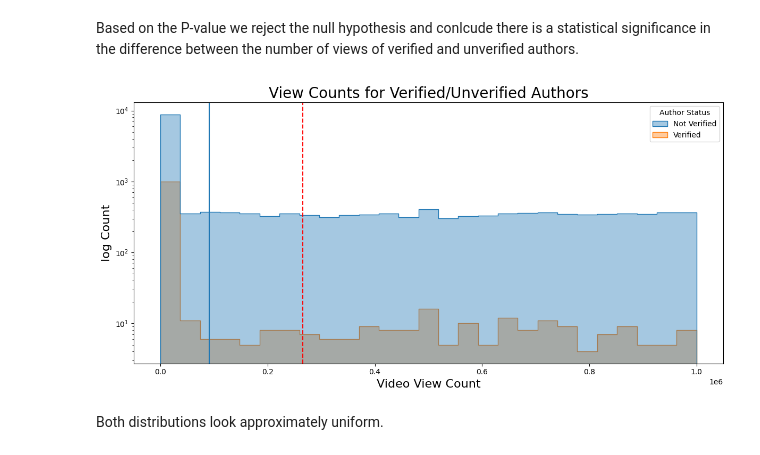
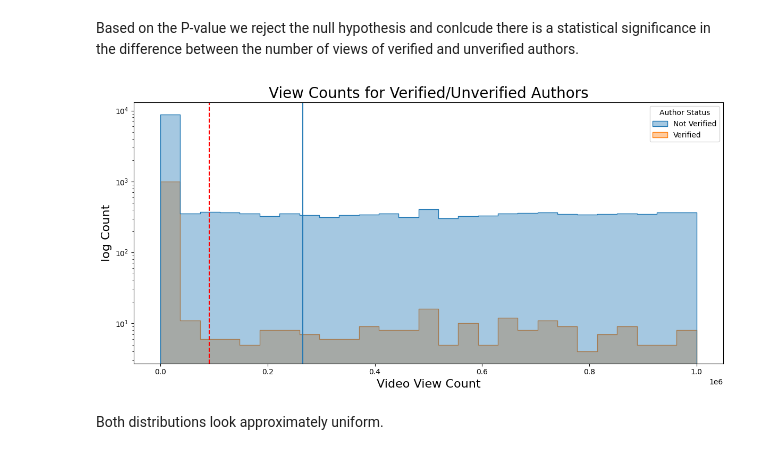
Before and after one commit to 159Patrick159/Google-Advance-Data-Analytics, a Jupyter notebook: The Power of Statistics/Final Project/Activity_Course 4 TikTok project lab.ipynb, the cells around one changed output. Saved outputs shown, nothing was run; the diff lists cells and outputs as text; code cells hidden in the pictures.

Commit message:
Fixed plotting issue

```diff
--- a/The Power of Statistics/Final Project/Activity_Course 4 TikTok project lab.ipynb
+++ b/The Power of Statistics/Final Project/Activity_Course 4 TikTok project lab.ipynb
@@ -268,23 +268,23 @@ Based on the P-value we reject the null hypothesis and conlcude there is a stati
 # %%
 # Not required but I want to see the distributions of the number of views per author status
 fig, ax = plt.subplots(figsize=(12,6))
 h = sns.histplot(data=data,x='video_view_count',hue='verified_status',bins='fd',element='step',alpha=0.4,
                   label=['not verified','verified'])
 ax.set_yscale('log')
 ax.set_xlabel("Video View Count",fontsize=16)
 ax.set_ylabel("log Count",fontsize=16)
 ax.set_title("View Counts for Verified/Unverified Authors",fontsize=20)
-ax.axvline(x=verified_df['video_view_count'].mean())
-ax.axvline(x=unverified_df['video_view_count'].mean(),c='r',ls='--')
+ax.axvline(x=verified_df['video_view_count'].mean(),c='r',ls='--')
+ax.axvline(x=unverified_df['video_view_count'].mean())
 legend = ax.get_legend()
 handles = legend.legendHandles
 legend.remove()
 ax.legend(handles,['Not Verified','Verified'],title='Author Status')
 plt.tight_layout()
 plt.savefig("View Counts.png",transparent=True)
 plt.show()
 # %% [output]
-[figure, old version]
+[figure, new version]
 # %% [markdown]
 Both distributions look approximately uniform.
 # %% [markdown]
```
